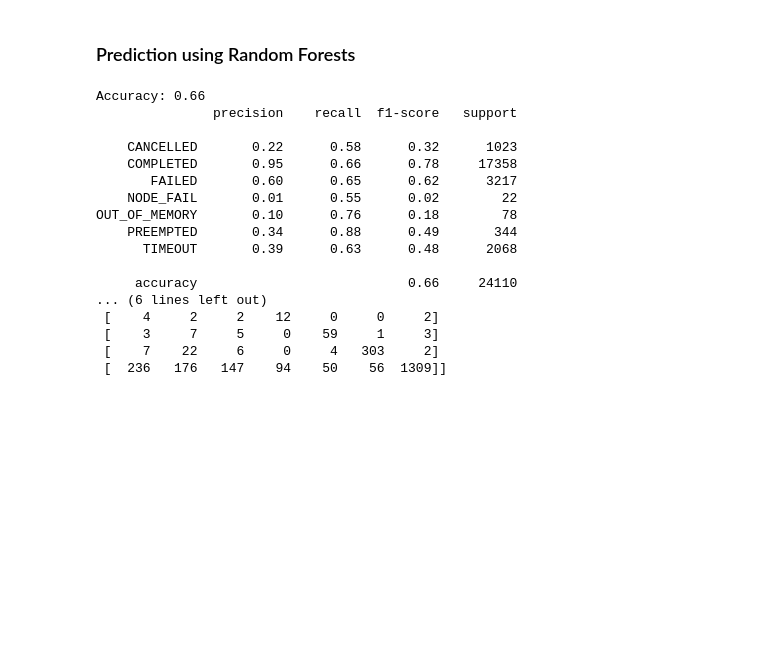
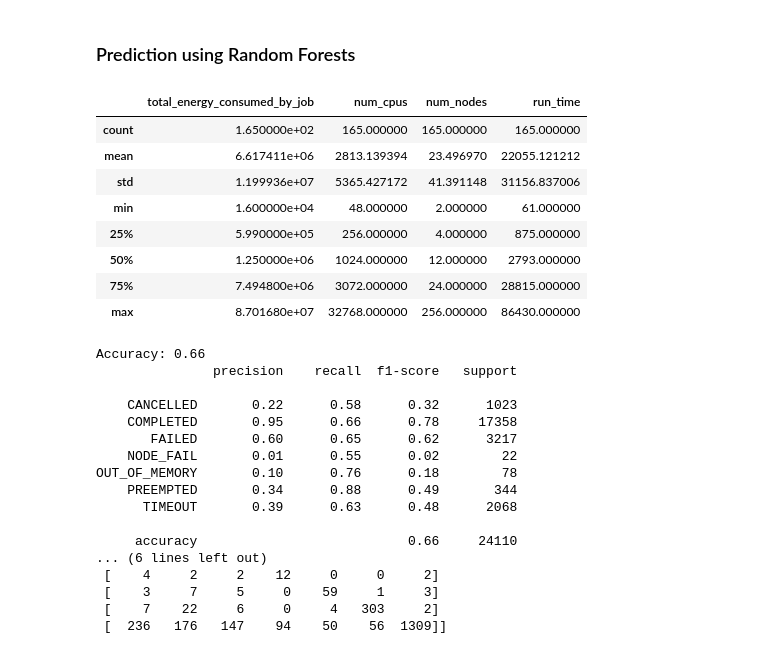
Before and after one commit to Marthyna/hpc-energy-consumption-profiling, a Jupyter notebook: notes/experiments.ipynb, the cells around one changed output. Cells and saved outputs as stored; diff of their text form; code cells hidden in the pictures; blank space fills up the shorter version.

```diff
--- a/notes/experiments.ipynb
+++ b/notes/experiments.ipynb
@@ -577,6 +637,18 @@ plt.show()
 [figure]
 # %% [markdown]
 ### Prediction using Random Forests
+# %%
+energy_consumption_per_jobs.describe()
+# %% [output]
+|  | total_energy_consumed_by_job | num_cpus | num_nodes | run_time |
+| count | 1.650000e+02 | 165.000000 | 165.000000 | 165.000000 |
+| mean | 6.617411e+06 | 2813.139394 | 23.496970 | 22055.121212 |
+| std | 1.199936e+07 | 5365.427172 | 41.391148 | 31156.837006 |
+| min | 1.600000e+04 | 48.000000 | 2.000000 | 61.000000 |
+| 25% | 5.990000e+05 | 256.000000 | 4.000000 | 875.000000 |
+| 50% | 1.250000e+06 | 1024.000000 | 12.000000 | 2793.000000 |
+| 75% | 7.494800e+06 | 3072.000000 | 24.000000 | 28815.000000 |
+| max | 8.701680e+07 | 32768.000000 | 256.000000 | 86430.000000 |
 # %%
 from sklearn.ensemble import RandomForestClassifier
 from imblearn.over_sampling import RandomOverSampler
```
Also changed, not shown: parts of 11 cells of this notebook, 1 other file.
